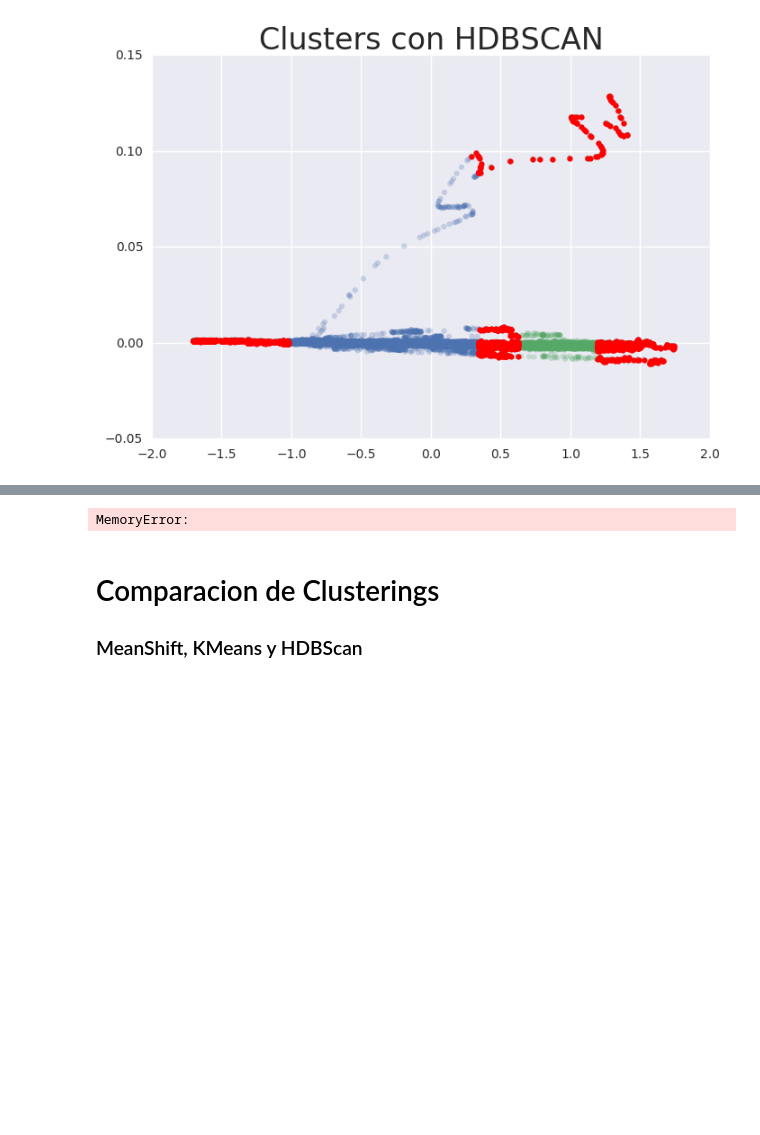
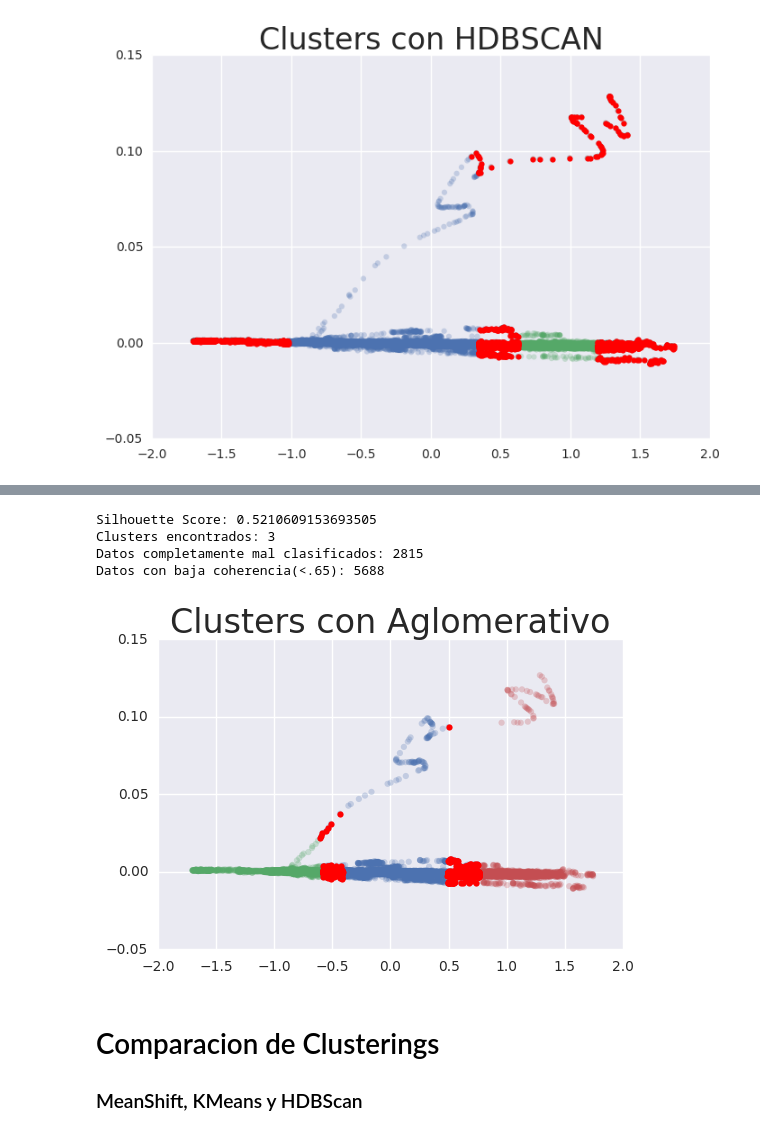
Before and after one commit to samuel1a0/prb_clustering, a Jupyter notebook: clustering.ipynb, the cells around one changed output, grey strips where cells are left out. Cells and saved outputs as stored; diff of their text form; code cells hidden in the pictures; blank space fills up the shorter version.

```diff
--- a/clustering.ipynb
+++ b/clustering.ipynb
@@ -204,19 +205,20 @@ Datos con baja coherencia(<.65): 11670
 # %%
-graph = kneighbors_graph(train, 3, include_self=False, mode="connectivity")
+graph = kneighbors_graph(test, 3, include_self=False, mode="connectivity")
 cls = AgglomerativeClustering(linkage='complete', n_clusters=3, connectivity=graph)  # 'ward', 'average', 'complete'
-cls.fit_predict(train)
+cls.fit_predict(test)
 #label = cls.predict(test)
 
-ss = silhouette_score(train, cls.labels_)
+ss = silhouette_score(test, cls.labels_)
 ssv = silhouette_samples(test, cls.labels_, "sqeuclidean")
 print("Silhouette Score: {}".format(ss))
 
-plot_clusters("Aglomerativo", train, cls.labels_, ssv)
-#plt.figure(figsize=(6, 4))
-#for i in range(train_2.shape[0]):
-#    plt.text(train_2[i, 0], train_2[i, 1], icon, color=plt.cm.spectral(labels[i] / 10.), fontdict={'weight': 'normal', 'size': 9})
+plot_clusters("Aglomerativo", test, cls.labels_, ssv)
 # %% [output]
-MemoryError:
+Silhouette Score: 0.5210609153693505
+Clusters encontrados: 3
+Datos completamente mal clasificados: 2815
+Datos con baja coherencia(<.65): 5688
+[figure, added]
 # %% [markdown]
 # Comparacion de Clusterings
 ### MeanShift, KMeans y HDBScan
```
Also changed, not shown: parts of 2 cells of this notebook.
